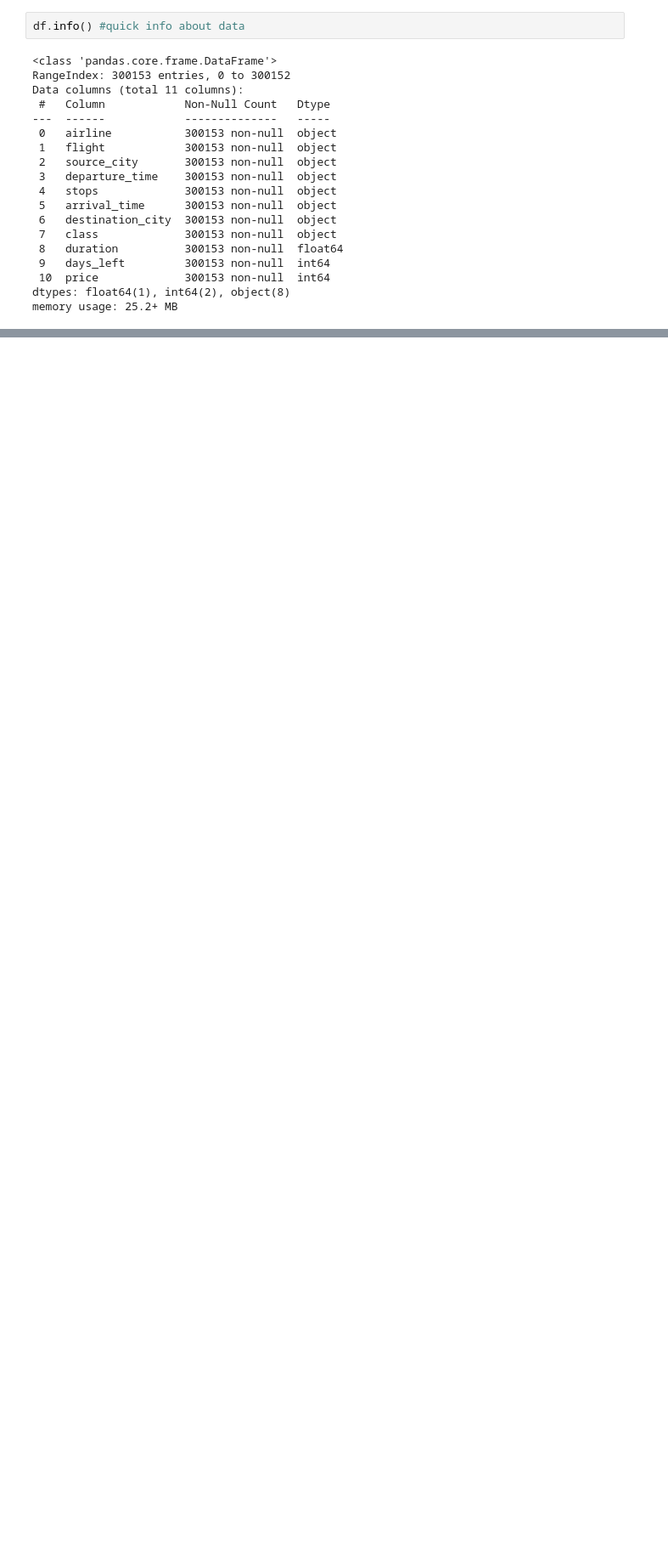
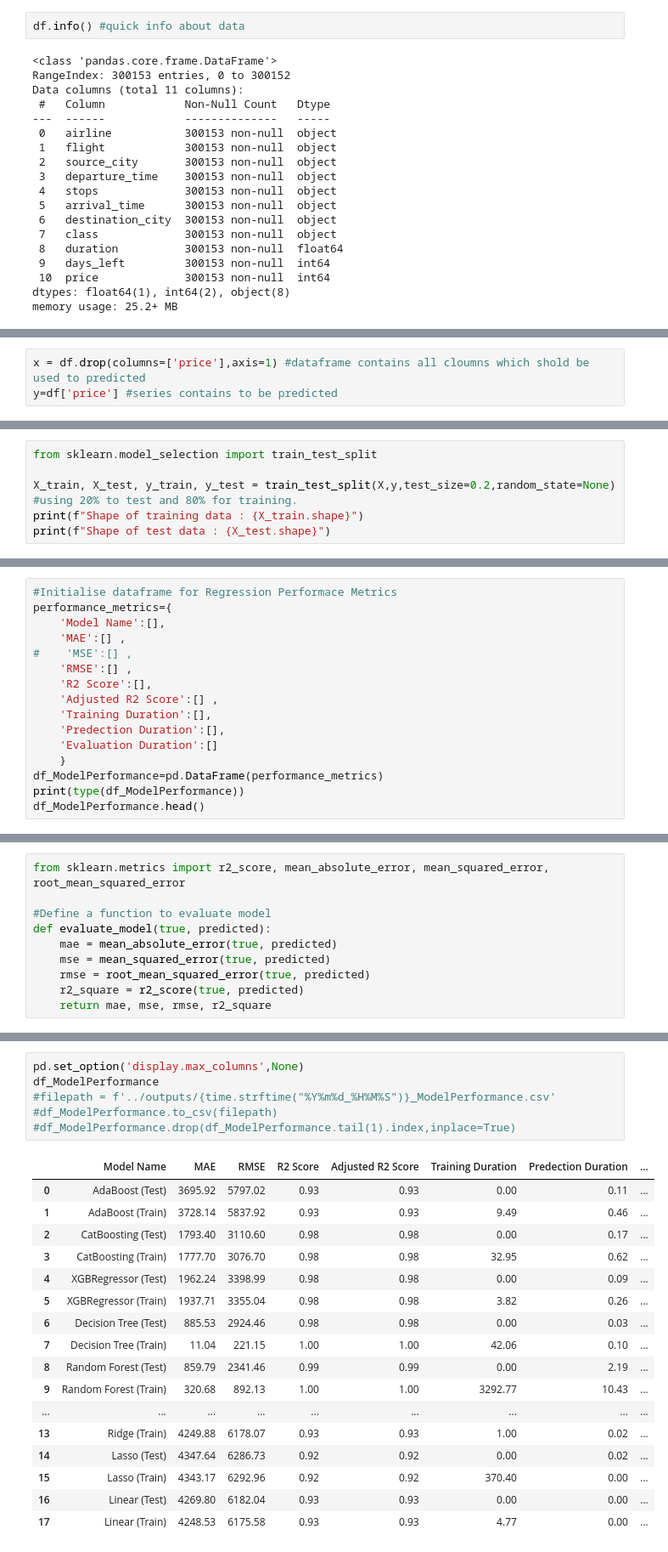
Before and after one commit to tdtheautomator/ml-02-flight-fare-predection, a Jupyter notebook: notebooks/02.Model Training.ipynb, the cells around one changed output, grey strips where cells are left out. Shown: that part at 85% size. Drawn from its saved outputs; the diff is of its cells as text; blank space fills up the shorter version.

```diff
--- a/notebooks/02.Model Training.ipynb
+++ b/notebooks/02.Model Training.ipynb
@@ -233,0 +231,3 @@ df.describe() #statistics for numerical datatypes
+# %%
+x = df.drop(columns=['price'],axis=1) #dataframe contains all cloumns which shold be used to predicted
+y=df['price'] #series contains to be predicted
@@ -233,0 +319,6 @@ df.describe() #statistics for numerical datatypes
+# %%
+from sklearn.model_selection import train_test_split
+
+X_train, X_test, y_train, y_test = train_test_split(X,y,test_size=0.2,random_state=None) #using 20% to test and 80% for training.
+print(f"Shape of training data : {X_train.shape}")
+print(f"Shape of test data : {X_test.shape}")
@@ -233,0 +348,16 @@ df.describe() #statistics for numerical datatypes
+# %%
+#Initialise dataframe for Regression Performace Metrics
+performance_metrics={
+    'Model Name':[],
+    'MAE':[] ,
+#    'MSE':[] ,
+    'RMSE':[] ,
+    'R2 Score':[],
+    'Adjusted R2 Score':[] ,
+    'Training Duration':[],
+    'Predection Duration':[],
+    'Evaluation Duration':[]
+    }
+df_ModelPerformance=pd.DataFrame(performance_metrics)
+print(type(df_ModelPerformance))
+df_ModelPerformance.head()
@@ -233,0 +367,10 @@ df.describe() #statistics for numerical datatypes
+# %%
+from sklearn.metrics import r2_score, mean_absolute_error, mean_squared_error, root_mean_squared_error
+
+#Define a function to evaluate model
+def evaluate_model(true, predicted):
+    mae = mean_absolute_error(true, predicted)
+    mse = mean_squared_error(true, predicted)
+    rmse = root_mean_squared_error(true, predicted)
+    r2_square = r2_score(true, predicted)
+    return mae, mse, rmse, r2_square
@@ -233,0 +492,24 @@ df.describe() #statistics for numerical datatypes
+# %%
+pd.set_option('display.max_columns',None)
+df_ModelPerformance
+#filepath = f'../outputs/{time.strftime("%Y%m%d_%H%M%S")}_ModelPerformance.csv'
+#df_ModelPerformance.to_csv(filepath)
+#df_ModelPerformance.drop(df_ModelPerformance.tail(1).index,inplace=True)
+# %% [output]
+|  | Model Name | MAE | RMSE | R2 Score | Adjusted R2 Score | Training Duration | Predection Duration | ... |
+| 0 | AdaBoost (Test) | 3695.92 | 5797.02 | 0.93 | 0.93 | 0.00 | 0.11 | ... |
+| 1 | AdaBoost (Train) | 3728.14 | 5837.92 | 0.93 | 0.93 | 9.49 | 0.46 | ... |
+| 2 | CatBoosting (Test) | 1793.40 | 3110.60 | 0.98 | 0.98 | 0.00 | 0.17 | ... |
+| 3 | CatBoosting (Train) | 1777.70 | 3076.70 | 0.98 | 0.98 | 32.95 | 0.62 | ... |
+| 4 | XGBRegressor (Test) | 1962.24 | 3398.99 | 0.98 | 0.98 | 0.00 | 0.09 | ... |
+| 5 | XGBRegressor (Train) | 1937.71 | 3355.04 | 0.98 | 0.98 | 3.82 | 0.26 | ... |
+| 6 | Decision Tree (Test) | 885.53 | 2924.46 | 0.98 | 0.98 | 0.00 | 0.03 | ... |
+| 7 | Decision Tree (Train) | 11.04 | 221.15 | 1.00 | 1.00 | 42.06 | 0.10 | ... |
+| 8 | Random Forest (Test) | 859.79 | 2341.46 | 0.99 | 0.99 | 0.00 | 2.19 | ... |
+| 9 | Random Forest (Train) | 320.68 | 892.13 | 1.00 | 1.00 | 3292.77 | 10.43 | ... |
+| ... | ... | ... | ... | ... | ... | ... | ... | ... |
+| 13 | Ridge (Train) | 4249.88 | 6178.07 | 0.93 | 0.93 | 1.00 | 0.02 | ... |
+| 14 | Lasso (Test) | 4347.64 | 6286.73 | 0.92 | 0.92 | 0.00 | 0.02 | ... |
+| 15 | Lasso (Train) | 4343.17 | 6292.96 | 0.92 | 0.92 | 370.40 | 0.00 | ... |
+| 16 | Linear (Test) | 4269.80 | 6182.04 | 0.93 | 0.93 | 0.00 | 0.00 | ... |
+| 17 | Linear (Train) | 4248.53 | 6175.58 | 0.93 | 0.93 | 4.77 | 0.00 | ... |
```
Also changed, not shown: parts of 12 cells of this notebook, 7 other files.
